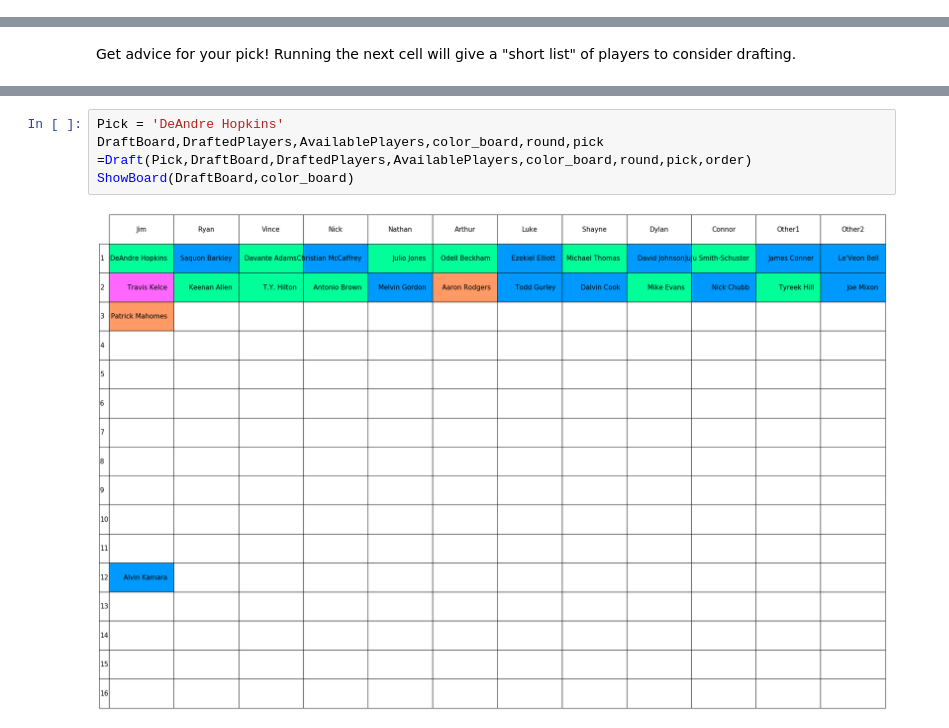
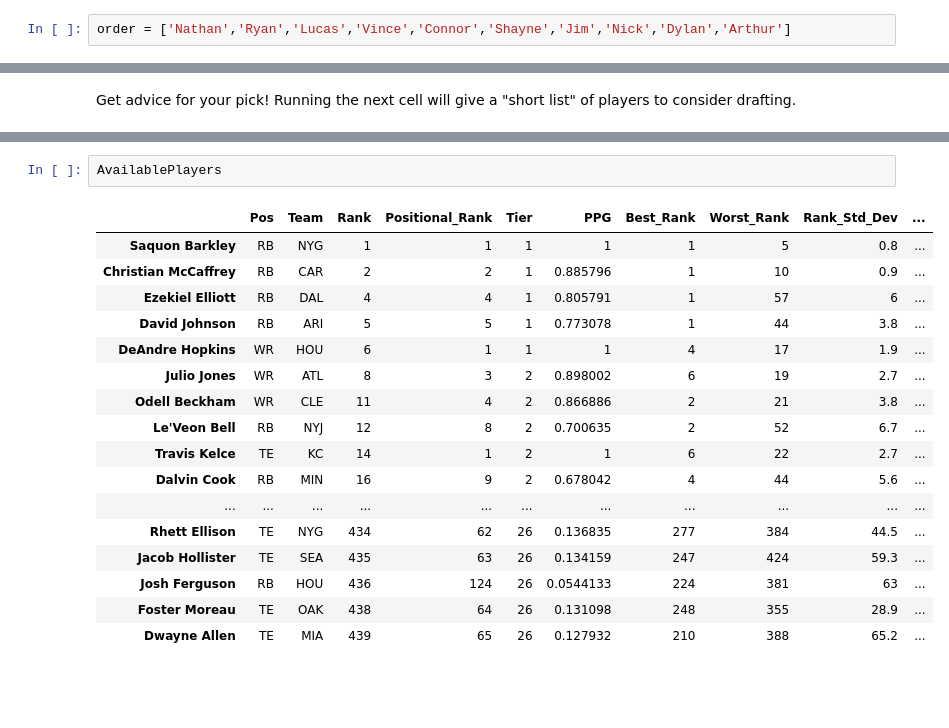
Before and after one commit to jdbrunner/fantasy_ffball_guide, a Jupyter notebook: drafter.ipynb, the cells around one changed output, grey strips where cells are left out. Cells and saved outputs as stored; diff of their text form; blank space fills up the shorter version.

```diff
--- a/drafter.ipynb
+++ b/drafter.ipynb
@@ -74,3 +72,5 @@ order = ['Jim','Ryan','Vince','Nick','Nathan','Arthur','Luke','Shayne','Dylan','
+# %%
+order = ['Nathan','Ryan','Lucas','Vince','Connor','Shayne','Jim','Nick','Dylan','Arthur']
 # %% [markdown]
 The following cells build a list of players and collect historical data. Call with scoring='Standard' (default), scoring='Half PPR' or scoring='PPR' as appropriate.
 # %%
@@ -135,6 +161,20 @@ Make pick by typing into "pick".
-# %%
-Pick = 'DeAndre Hopkins'
-DraftBoard,DraftedPlayers,AvailablePlayers,color_board,round,pick =Draft(Pick,DraftBoard,DraftedPlayers,AvailablePlayers,color_board,round,pick,order)
-ShowBoard(DraftBoard,color_board)
-# %% [output]
-[figure, removed]
+# %%
+AvailablePlayers
+# %% [output]
+|  | Pos | Team | Rank | Positional_Rank | Tier | PPG | Best_Rank | Worst_Rank | Rank_Std_Dev | ... |
+| Saquon Barkley | RB | NYG | 1 | 1 | 1 | 1 | 1 | 5 | 0.8 | ... |
+| Christian McCaffrey | RB | CAR | 2 | 2 | 1 | 0.885796 | 1 | 10 | 0.9 | ... |
+| Ezekiel Elliott | RB | DAL | 4 | 4 | 1 | 0.805791 | 1 | 57 | 6 | ... |
+| David Johnson | RB | ARI | 5 | 5 | 1 | 0.773078 | 1 | 44 | 3.8 | ... |
+| DeAndre Hopkins | WR | HOU | 6 | 1 | 1 | 1 | 4 | 17 | 1.9 | ... |
+| Julio Jones | WR | ATL | 8 | 3 | 2 | 0.898002 | 6 | 19 | 2.7 | ... |
+| Odell Beckham | WR | CLE | 11 | 4 | 2 | 0.866886 | 2 | 21 | 3.8 | ... |
+| Le'Veon Bell | RB | NYJ | 12 | 8 | 2 | 0.700635 | 2 | 52 | 6.7 | ... |
+| Travis Kelce | TE | KC | 14 | 1 | 2 | 1 | 6 | 22 | 2.7 | ... |
+| Dalvin Cook | RB | MIN | 16 | 9 | 2 | 0.678042 | 4 | 44 | 5.6 | ... |
+| ... | ... | ... | ... | ... | ... | ... | ... | ... | ... | ... |
+| Rhett Ellison | TE | NYG | 434 | 62 | 26 | 0.136835 | 277 | 384 | 44.5 | ... |
+| Jacob Hollister | TE | SEA | 435 | 63 | 26 | 0.134159 | 247 | 424 | 59.3 | ... |
+| Josh Ferguson | RB | HOU | 436 | 124 | 26 | 0.0544133 | 224 | 381 | 63 | ... |
+| Foster Moreau | TE | OAK | 438 | 64 | 26 | 0.131098 | 248 | 355 | 28.9 | ... |
+| Dwayne Allen | TE | MIA | 439 | 65 | 26 | 0.127932 | 210 | 388 | 65.2 | ... |
```
Also changed, not shown: parts of 18 cells of this notebook, 3 other files.
